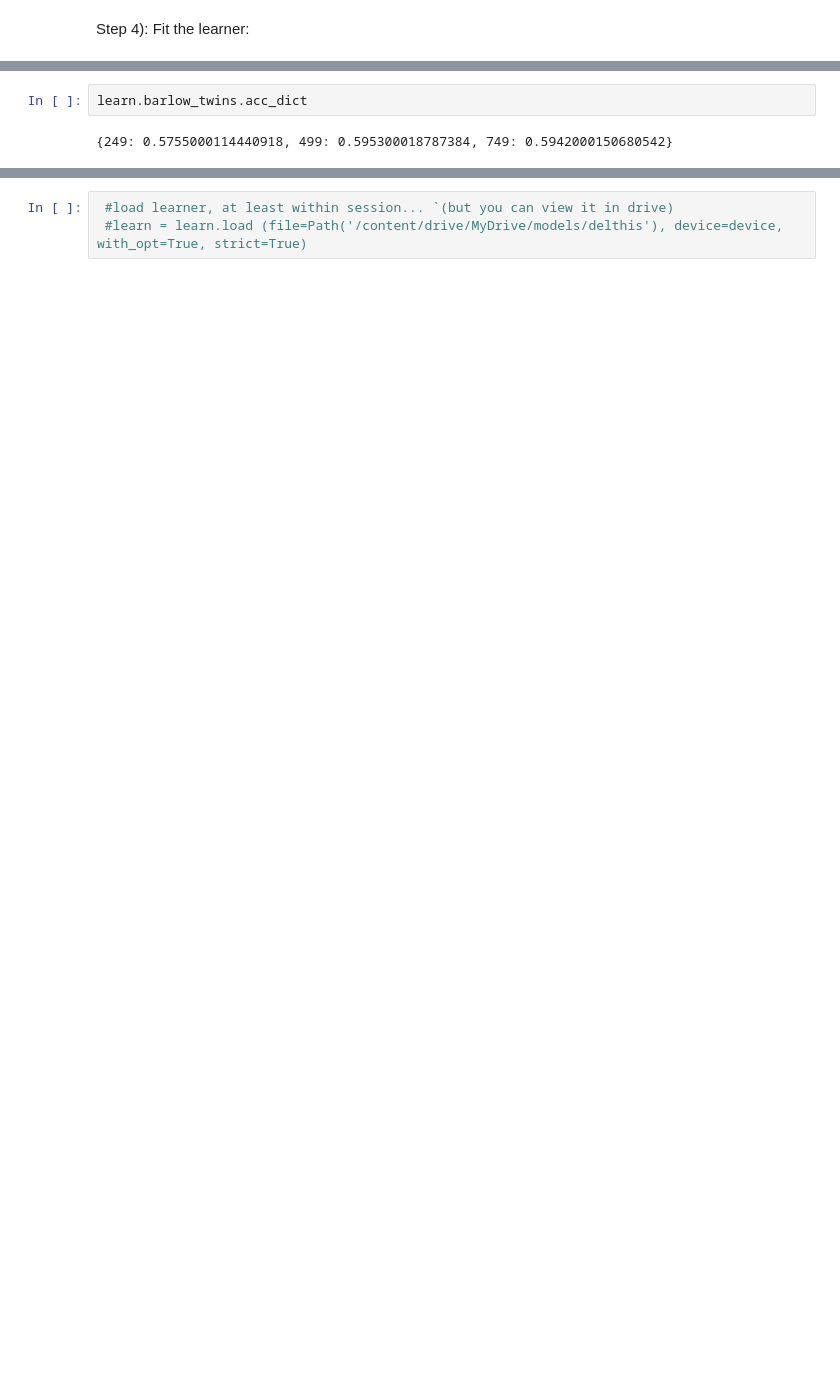
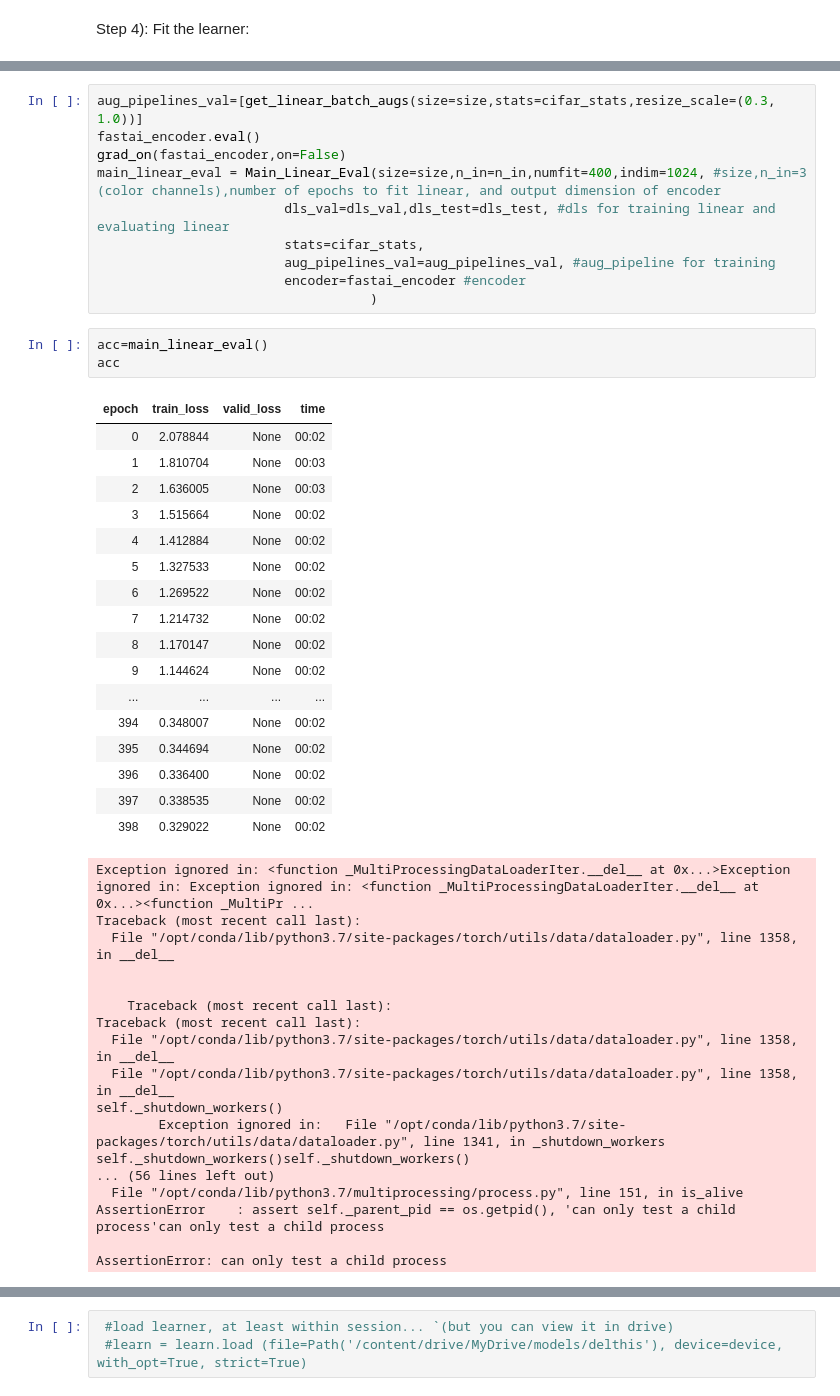
Before and after one commit to hamish-haggerty/AI-hacking, a Jupyter notebook: SSL/BT_Main.ipynb, the cells around one changed output, grey strips where cells are left out. Drawn from its saved outputs; the diff is of its cells as text; blank space fills up the shorter version.

```diff
--- a/SSL/BT_Main.ipynb
+++ b/SSL/BT_Main.ipynb
@@ -396,4 +321,48 @@ KeyboardInterrupt: ignored
-# %%
-learn.barlow_twins.acc_dict
-# %% [output]
-{249: 0.5755000114440918, 499: 0.595300018787384, 749: 0.5942000150680542}
+# %%
+aug_pipelines_val=[get_linear_batch_augs(size=size,stats=cifar_stats,resize_scale=(0.3, 1.0))]
+fastai_encoder.eval()
+grad_on(fastai_encoder,on=False)
+main_linear_eval = Main_Linear_Eval(size=size,n_in=n_in,numfit=400,indim=1024, #size,n_in=3 (color channels),number of epochs to fit linear, and output dimension of encoder
+                        dls_val=dls_val,dls_test=dls_test, #dls for training linear and evaluating linear
+                        stats=cifar_stats,
+                        aug_pipelines_val=aug_pipelines_val, #aug_pipeline for training
+                        encoder=fastai_encoder #encoder
+                                   )
+# %%
+acc=main_linear_eval()
+acc
+# %% [output]
+| epoch | train_loss | valid_loss | time |
+| 0 | 2.078844 | None | 00:02 |
+| 1 | 1.810704 | None | 00:03 |
+| 2 | 1.636005 | None | 00:03 |
+| 3 | 1.515664 | None | 00:02 |
+| 4 | 1.412884 | None | 00:02 |
+| 5 | 1.327533 | None | 00:02 |
+| 6 | 1.269522 | None | 00:02 |
+| 7 | 1.214732 | None | 00:02 |
+| 8 | 1.170147 | None | 00:02 |
+| 9 | 1.144624 | None | 00:02 |
+| ... | ... | ... | ... |
+| 394 | 0.348007 | None | 00:02 |
+| 395 | 0.344694 | None | 00:02 |
+| 396 | 0.336400 | None | 00:02 |
+| 397 | 0.338535 | None | 00:02 |
+| 398 | 0.329022 | None | 00:02 |
+Exception ignored in: <function _MultiProcessingDataLoaderIter.__del__ at 0x...>Exception ignored in: Exception ignored in: <function _MultiProcessingDataLoaderIter.__del__ at 0x...><function _MultiPr ...
+Traceback (most recent call last):
+  File "/opt/conda/lib/python3.7/site-packages/torch/utils/data/dataloader.py", line 1358, in __del__
+
+
+    Traceback (most recent call last):
+Traceback (most recent call last):
+  File "/opt/conda/lib/python3.7/site-packages/torch/utils/data/dataloader.py", line 1358, in __del__
+  File "/opt/conda/lib/python3.7/site-packages/torch/utils/data/dataloader.py", line 1358, in __del__
+self._shutdown_workers()
+        Exception ignored in:   File "/opt/conda/lib/python3.7/site-packages/torch/utils/data/dataloader.py", line 1341, in _shutdown_workers
+self._shutdown_workers()self._shutdown_workers()
+... (56 lines left out)
+  File "/opt/conda/lib/python3.7/multiprocessing/process.py", line 151, in is_alive
+AssertionError    : assert self._parent_pid == os.getpid(), 'can only test a child process'can only test a child process
+
+AssertionError: can only test a child process
```
Also changed, not shown: parts of 9 cells of this notebook.
